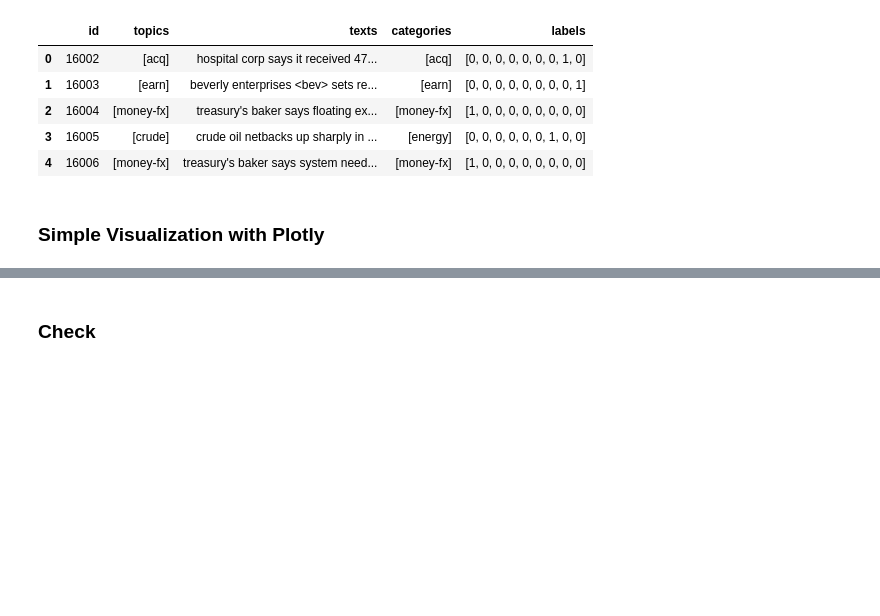
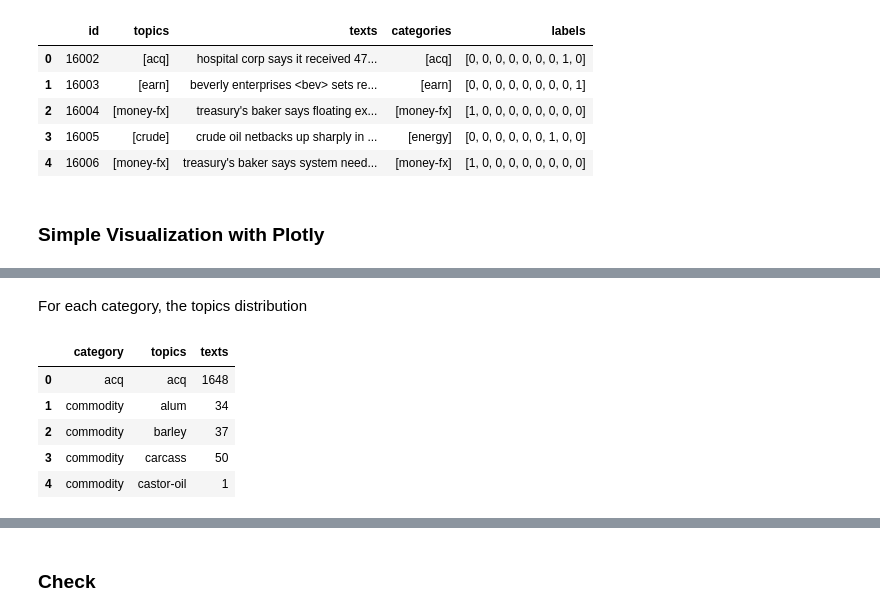
Before and after one commit to yinhao0424/reuters, a Jupyter notebook: PreprocessMultiLabelClassification.ipynb, the cells around one changed output, grey strips where cells are left out. Saved outputs shown, nothing was run; the diff lists cells and outputs as text; code cells hidden in the pictures; blank space fills up the shorter version.

```diff
--- a/PreprocessMultiLabelClassification.ipynb
+++ b/PreprocessMultiLabelClassification.ipynb
@@ -18,6 +21,9 @@ import seaborn as sns
 
 import re
 import nltk
+# %%
+pd.set_option('display.max_rows', 500)
+pd.set_option('display.max_columns', 500)
 # %%
 # read data
 reuters_bert_train = pd.read_csv('result/reuters_bert_train.csv')
@@ -177,0 +185,13 @@ fig.show()
+# %% [markdown]
+For each category, the topics distribution
+# %%
+def add_single_category(cat_top_map, topic):
+    for key in cat_top_map:
+        if topic in cat_top_map[key]:
+            return key
+
+def topics_distribution(df):
+    df = df[['id','topics','texts']].explode('topics')
+    df['category'] = df['topics'].apply(lambda x: add_single_category(cat_top_map, x))
+    final = df.groupby(['category','topics'])['texts'].count().reset_index()
+    return final
@@ -177,0 +202,9 @@ fig.show()
+# %%
+train_topics_distribution.head()
+# %% [output]
+|  | category | topics | texts |
+| 0 | acq | acq | 1648 |
+| 1 | commodity | alum | 34 |
+| 2 | commodity | barley | 37 |
+| 3 | commodity | carcass | 50 |
+| 4 | commodity | castor-oil | 1 |
```
Also changed, not shown: parts of 13 cells of this notebook.
